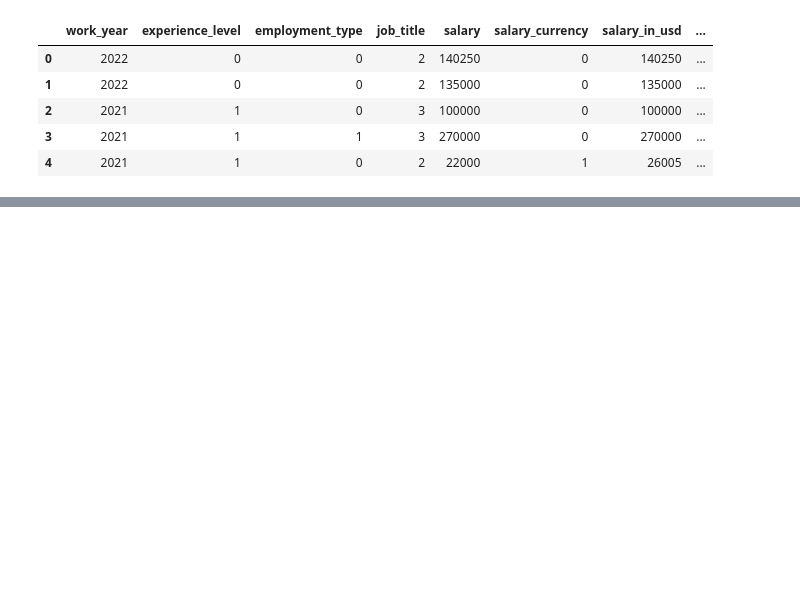
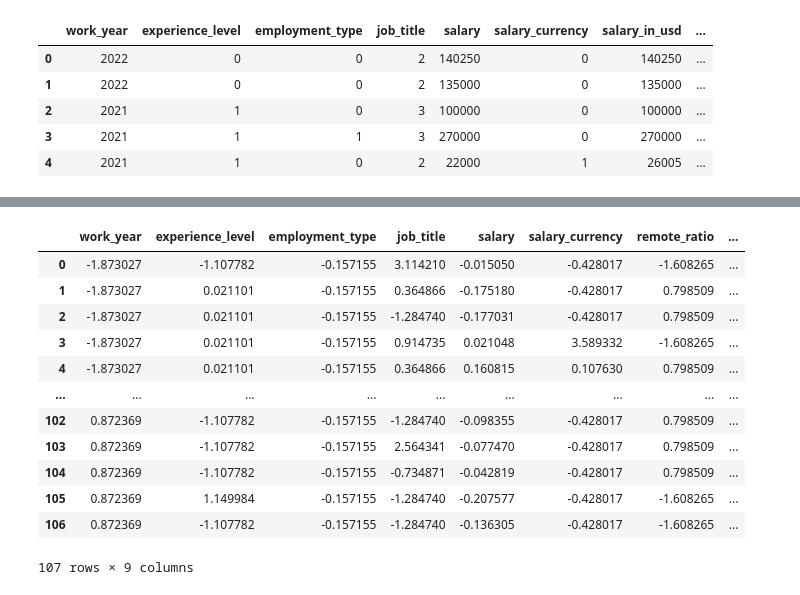
Before and after one commit to adominguez033/Project6_DA_Ironhack, a Jupyter notebook: Code.ipynb, the cells around one changed output, grey strips where cells are left out. Cells and saved outputs as stored; diff of their text form; code cells hidden in the pictures; blank space fills up the shorter version.

```diff
--- a/Code.ipynb
+++ b/Code.ipynb
@@ -209,0 +531,5 @@ memory usage: 43.1 KB
+# %%
+df2 = df2.drop('employee_residence', axis=1)
+# %%
+def label(s, dic):
+    return dic[s]
@@ -209,0 +599,14 @@ memory usage: 43.1 KB
+# %%
+df2.experience_level=df2.experience_level.apply(lambda x: label(x, experience_level))
+
+df2.employment_type=df2.employment_type.apply(lambda x: label(x, employment_type))
+
+df2.salary_currency=df2.salary_currency.apply(lambda x: label(x, salary_currency))
+
+df2.company_location=df2.company_location.apply(lambda x: label(x, company_location))
+
+df2.company_size=df2.company_size.apply(lambda x: label(x, company_size))
+
+df2.job_title=df2.job_title.apply(lambda x: label(x, job_title))
+
+df2.head()
@@ -209,0 +641,2 @@ memory usage: 43.1 KB
+# %%
+X2=df2
@@ -209,0 +649,16 @@ memory usage: 43.1 KB
+# %%
+X2
+# %% [output]
+|  | work_year | experience_level | employment_type | job_title | salary | salary_currency | remote_ratio | ... |
+| 0 | -1.873027 | -1.107782 | -0.157155 | 3.114210 | -0.015050 | -0.428017 | -1.608265 | ... |
+| 1 | -1.873027 | 0.021101 | -0.157155 | 0.364866 | -0.175180 | -0.428017 | 0.798509 | ... |
+| 2 | -1.873027 | 0.021101 | -0.157155 | -1.284740 | -0.177031 | -0.428017 | 0.798509 | ... |
+| 3 | -1.873027 | 0.021101 | -0.157155 | 0.914735 | 0.021048 | 3.589332 | -1.608265 | ... |
+| 4 | -1.873027 | 0.021101 | -0.157155 | 0.364866 | 0.160815 | 0.107630 | 0.798509 | ... |
+| ... | ... | ... | ... | ... | ... | ... | ... | ... |
+| 102 | 0.872369 | -1.107782 | -0.157155 | -1.284740 | -0.098355 | -0.428017 | 0.798509 | ... |
+| 103 | 0.872369 | -1.107782 | -0.157155 | 2.564341 | -0.077470 | -0.428017 | 0.798509 | ... |
+| 104 | 0.872369 | -1.107782 | -0.157155 | -0.734871 | -0.042819 | -0.428017 | 0.798509 | ... |
+| 105 | 0.872369 | 1.149984 | -0.157155 | -1.284740 | -0.207577 | -0.428017 | -1.608265 | ... |
+| 106 | 0.872369 | -1.107782 | -0.157155 | -1.284740 | -0.136305 | -0.428017 | -1.608265 | ... |
+107 rows × 9 columns
```
Also changed, not shown: parts of 112 cells of this notebook, 21 other files.
